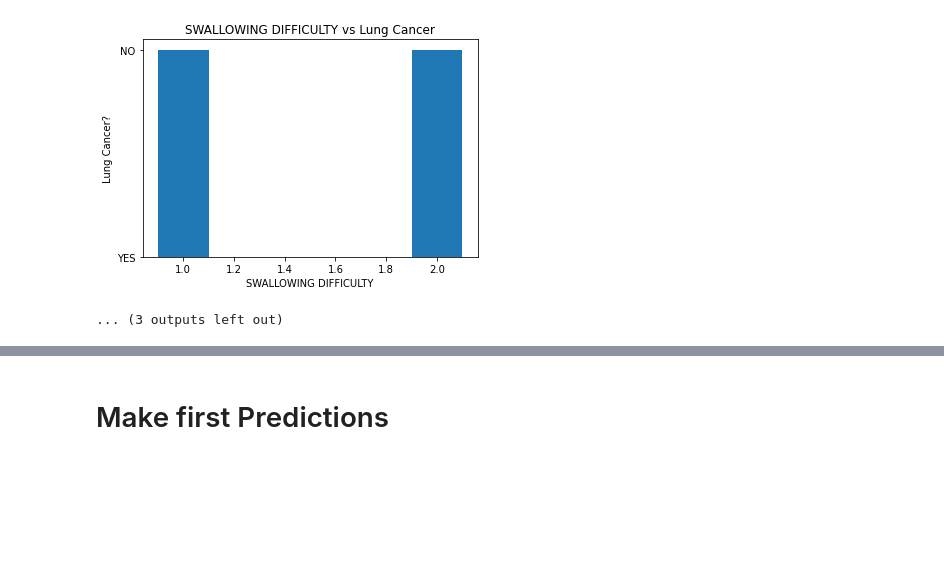
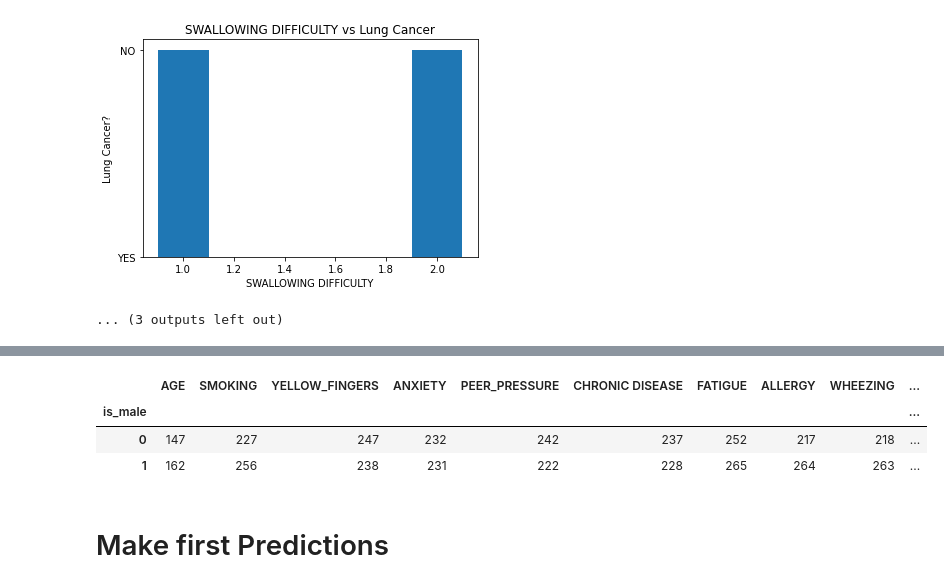
Before and after one commit to mikemoore26/Lung_Cancer, a Jupyter notebook: eda.ipynb, the cells around one changed output, grey strips where cells are left out. Drawn from its saved outputs; the diff is of its cells as text; code cells hidden in the pictures; blank space fills up the shorter version.

```diff
--- a/eda.ipynb
+++ b/eda.ipynb
@@ -282,3 +362,14 @@ for i in data.columns:
+# %%
+df2 = data.groupby('is_male').agg({ 'AGE' : 'count', 'SMOKING' : 'sum', 'YELLOW_FINGERS' : 'sum', 'ANXIETY' : 'sum',
+       'PEER_PRESSURE' : 'sum', 'CHRONIC DISEASE' : 'sum', 'FATIGUE' : 'sum', 'ALLERGY' : 'sum', 'WHEEZING' : 'sum',
+       'ALCOHOL CONSUMING' : 'sum', 'COUGHING' : 'sum', 'SHORTNESS OF BREATH' : 'sum',
+       'SWALLOWING DIFFICULTY' : 'sum', 'CHEST PAIN' : 'sum', 'LUNG_CANCER' : 'sum'})
+df2
+# %% [output]
+|  | AGE | SMOKING | YELLOW_FINGERS | ANXIETY | PEER_PRESSURE | CHRONIC DISEASE | FATIGUE | ALLERGY | WHEEZING | ... |
+| is_male |  |  |  |  |  |  |  |  |  | ... |
+| 0 | 147 | 227 | 247 | 232 | 242 | 237 | 252 | 217 | 218 | ... |
+| 1 | 162 | 256 | 238 | 231 | 222 | 228 | 265 | 264 | 263 | ... |
 # %% [markdown]
 # Make first Predictions
 # %%
```
Also changed, not shown: parts of 12 cells of this notebook, 1 other file.
